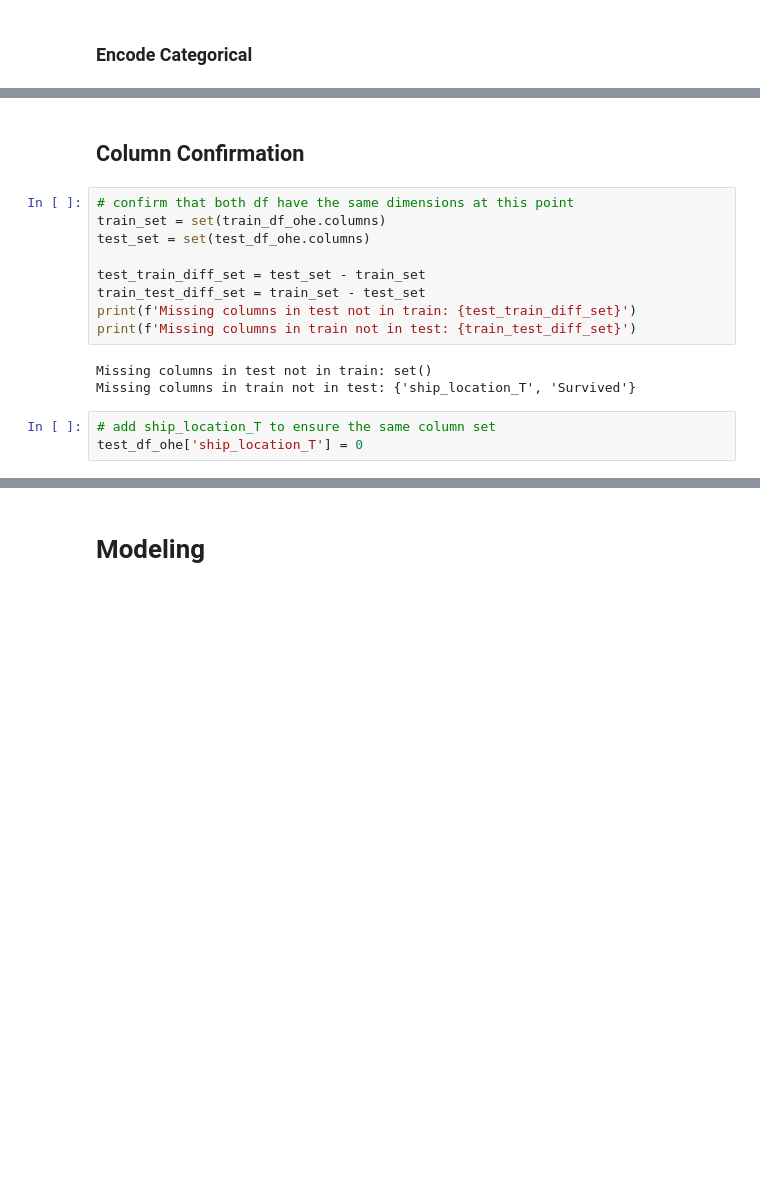
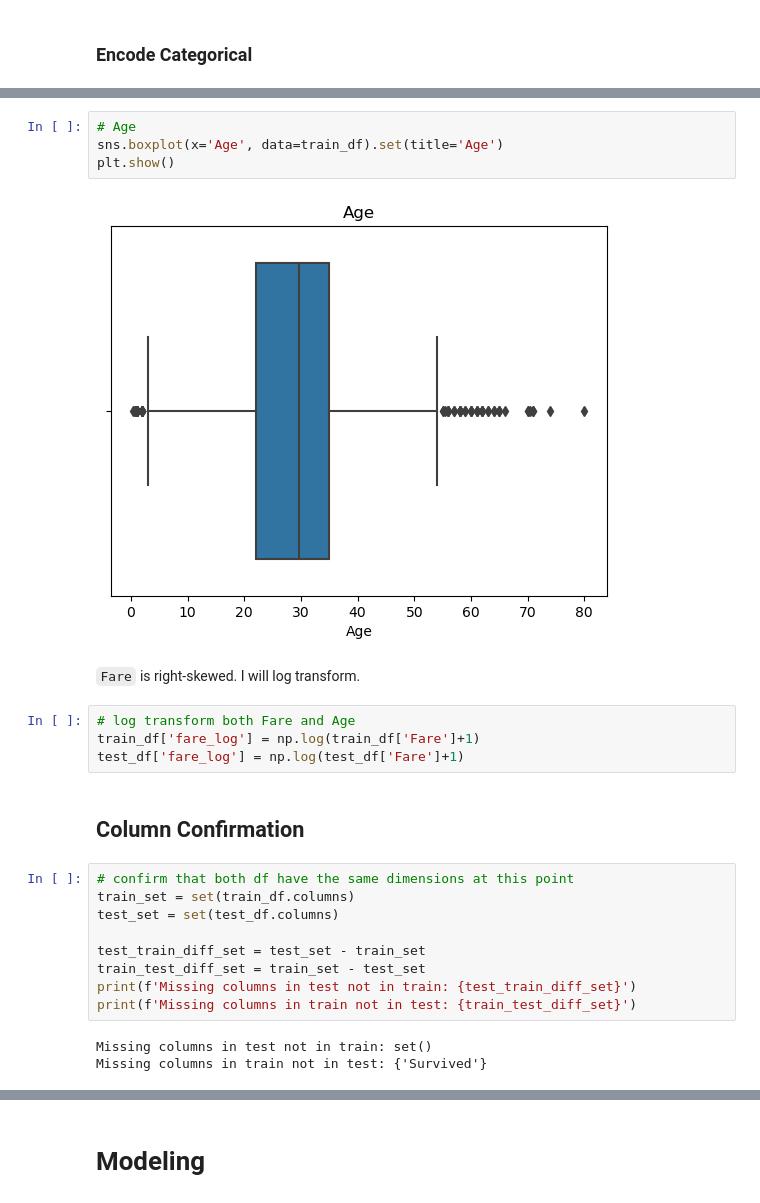
Before and after one commit to levimjoseph/kaggle-public, a Jupyter notebook: titanic-classification.ipynb, the cells around one changed output, grey strips where cells are left out. Cells and saved outputs as stored; diff of their text form; blank space fills up the shorter version.

```diff
--- a/titanic-classification.ipynb
+++ b/titanic-classification.ipynb
@@ -552,9 +574,21 @@ Combine the most important variables into a single predictor.
+# %%
+# Age
+sns.boxplot(x='Age', data=train_df).set(title='Age')
+plt.show()
+# %% [output]
+[figure, added]
+# %% [markdown]
+`Fare` is right-skewed. I will log transform.
+# %%
+# log transform both Fare and Age
+train_df['fare_log'] = np.log(train_df['Fare']+1)
+test_df['fare_log'] = np.log(test_df['Fare']+1)
 # %% [markdown]
 ## Column Confirmation
 # %%
 # confirm that both df have the same dimensions at this point
-train_set = set(train_df_ohe.columns)
-test_set = set(test_df_ohe.columns)
+train_set = set(train_df.columns)
+test_set = set(test_df.columns)
 
 test_train_diff_set = test_set - train_set
 train_test_diff_set = train_set - test_set
@@ -562,7 +596,4 @@ print(f'Missing columns in test not in train: {test_train_diff_set}')
 print(f'Missing columns in train not in test: {train_test_diff_set}')
 # %% [output]
 Missing columns in test not in train: set()
-Missing columns in train not in test: {'ship_location_T', 'Survived'}
+Missing columns in train not in test: {'Survived'}
-# %%
-# add ship_location_T to ensure the same column set
-test_df_ohe['ship_location_T'] = 0
```
Also changed, not shown: parts of 60 cells of this notebook.
